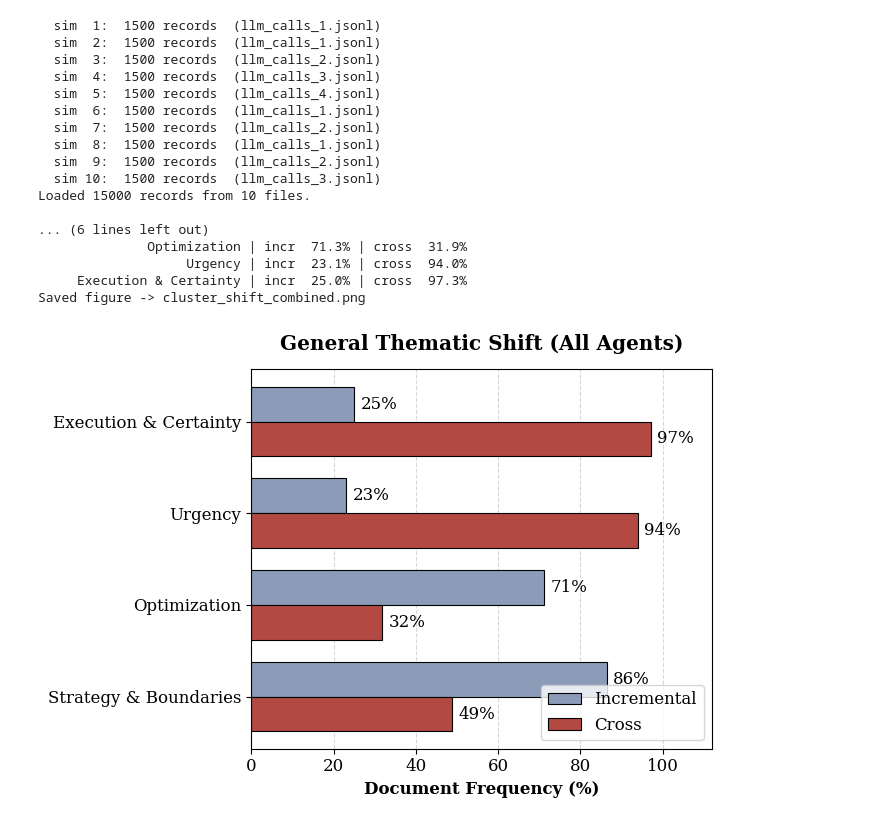
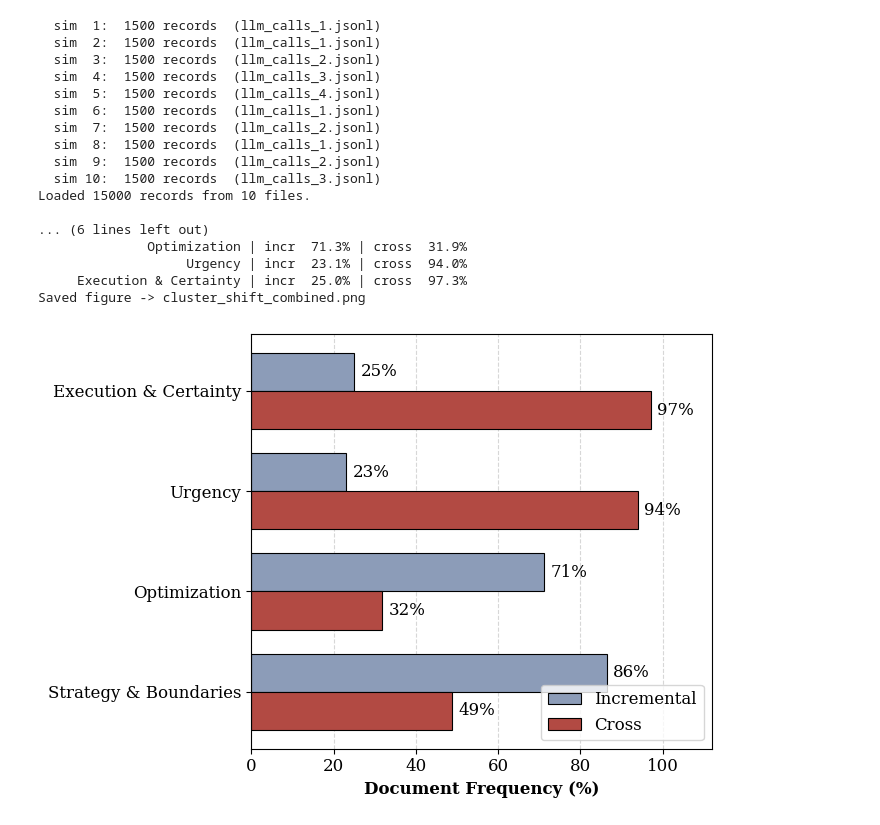
Before and after one commit to jswistak/competitive-market-simulation, a Jupyter notebook: notebooks/results_analysis_lexical.ipynb, the cells around one changed output. Cells and saved outputs as stored; diff of their text form; code cells hidden in the pictures.

```diff
--- a/notebooks/results_analysis_lexical.ipynb
+++ b/notebooks/results_analysis_lexical.ipynb
@@ -307,7 +307,7 @@ def plot_shift(freq, out_path=None, title="General Thematic Shift (All Agents)")
     ax.set_xlabel("Document Frequency (%)", fontweight="bold")
     ax.set_xlim(0, 112)
     ax.set_xticks(range(0, 101, 20))
-    ax.set_title(title, fontweight="bold", pad=14)
+    # ax.set_title(title, fontweight="bold", pad=14)
     ax.grid(axis="x", linestyle="--", alpha=0.5)
     ax.set_axisbelow(True)
     ax.legend(loc="lower right", frameon=True, fontsize=12)
@@ -337,31 +337,31 @@ df = moves_dataframe(records)          # inspect: df, df["phase"].value_counts()
 present, totals = aggregate(records)
 freq = doc_frequencies(present, totals)
 
 print("\nTraces per phase:")
 for ph in PHASES:
     print(f"  {PHASE_LABELS[ph]:>12}: {totals[ph]:>5}")
 print("\nDocument frequency (% of traces containing the category):")
 for c in CATEGORIES:
     print(f"  {c:>24} | incr {freq['increment'][c]:5.1f}% | cross {freq['cross'][c]:5.1f}%")
 
 fig, ax = plot_shift(freq, out_path="cluster_shift_combined.png")
 plt.show()
 # %% [output]
   sim  1:  1500 records  (llm_calls_1.jsonl)
   sim  2:  1500 records  (llm_calls_1.jsonl)
   sim  3:  1500 records  (llm_calls_2.jsonl)
   sim  4:  1500 records  (llm_calls_3.jsonl)
   sim  5:  1500 records  (llm_calls_4.jsonl)
   sim  6:  1500 records  (llm_calls_1.jsonl)
   sim  7:  1500 records  (llm_calls_2.jsonl)
   sim  8:  1500 records  (llm_calls_1.jsonl)
   sim  9:  1500 records  (llm_calls_2.jsonl)
   sim 10:  1500 records  (llm_calls_3.jsonl)
 Loaded 15000 records from 10 files.
 
 ... (6 lines left out)
               Optimization | incr  71.3% | cross  31.9%
                    Urgency | incr  23.1% | cross  94.0%
      Execution & Certainty | incr  25.0% | cross  97.3%
 Saved figure -> cluster_shift_combined.png
-[figure, old version]
+[figure, new version]
```
